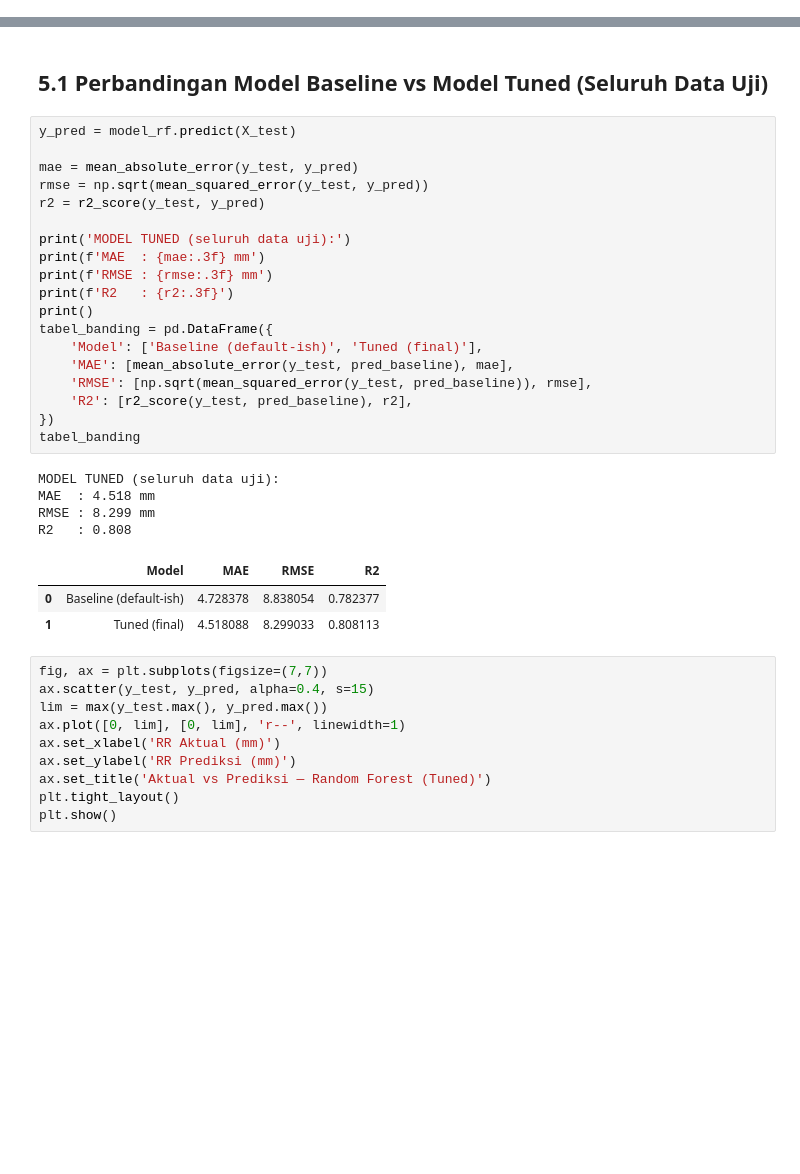
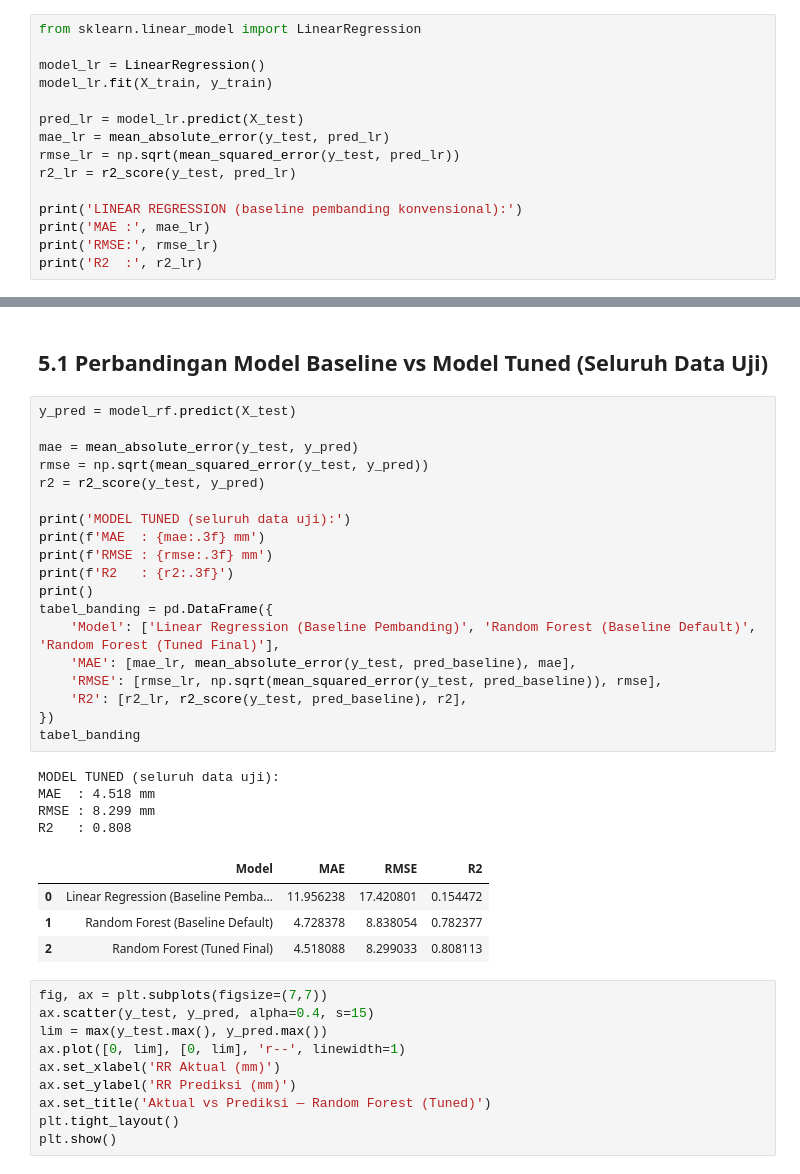
Before and after one commit to erstuu/prediksi-curah-hujan-random-forest, a Jupyter notebook: [1]_02_crisp_dm_prediksi_curah_hujan.ipynb, the cells around one changed output, grey strips where cells are left out. Drawn from its saved outputs; the diff is of its cells as text; blank space fills up the shorter version.

Commit message:
feat: add linear regression as a comparison model

```diff
--- a/[1]_02_crisp_dm_prediksi_curah_hujan.ipynb
+++ b/[1]_02_crisp_dm_prediksi_curah_hujan.ipynb
@@ -313,0 +318,15 @@ R2  : 0.7823769577763185
+# %%
+from sklearn.linear_model import LinearRegression
+
+model_lr = LinearRegression()
+model_lr.fit(X_train, y_train)
+
+pred_lr = model_lr.predict(X_test)
+mae_lr = mean_absolute_error(y_test, pred_lr)
+rmse_lr = np.sqrt(mean_squared_error(y_test, pred_lr))
+r2_lr = r2_score(y_test, pred_lr)
+
+print('LINEAR REGRESSION (baseline pembanding konvensional):')
+print('MAE :', mae_lr)
+print('RMSE:', rmse_lr)
+print('R2  :', r2_lr)
@@ -371,30 +395,31 @@ Model final dilatih dengan konfigurasi: {'n_estimators': 500, 'min_samples_split
 # %%
 y_pred = model_rf.predict(X_test)
 
 mae = mean_absolute_error(y_test, y_pred)
 rmse = np.sqrt(mean_squared_error(y_test, y_pred))
 r2 = r2_score(y_test, y_pred)
 
 print('MODEL TUNED (seluruh data uji):')
 print(f'MAE  : {mae:.3f} mm')
 print(f'RMSE : {rmse:.3f} mm')
 print(f'R2   : {r2:.3f}')
 print()
 tabel_banding = pd.DataFrame({
-    'Model': ['Baseline (default-ish)', 'Tuned (final)'],
-    'MAE': [mean_absolute_error(y_test, pred_baseline), mae],
-    'RMSE': [np.sqrt(mean_squared_error(y_test, pred_baseline)), rmse],
-    'R2': [r2_score(y_test, pred_baseline), r2],
+    'Model': ['Linear Regression (Baseline Pembanding)', 'Random Forest (Baseline Default)', 'Random Forest (Tuned Final)'],
+    'MAE': [mae_lr, mean_absolute_error(y_test, pred_baseline), mae],
+    'RMSE': [rmse_lr, np.sqrt(mean_squared_error(y_test, pred_baseline)), rmse],
+    'R2': [r2_lr, r2_score(y_test, pred_baseline), r2],
 })
 tabel_banding
 # %% [output]
 MODEL TUNED (seluruh data uji):
 MAE  : 4.518 mm
 RMSE : 8.299 mm
 R2   : 0.808
 |  | Model | MAE | RMSE | R2 |
-| 0 | Baseline (default-ish) | 4.728378 | 8.838054 | 0.782377 |
-| 1 | Tuned (final) | 4.518088 | 8.299033 | 0.808113 |
+| 0 | Linear Regression (Baseline Pemba... | 11.956238 | 17.420801 | 0.154472 |
+| 1 | Random Forest (Baseline Default) | 4.728378 | 8.838054 | 0.782377 |
+| 2 | Random Forest (Tuned Final) | 4.518088 | 8.299033 | 0.808113 |
 # %%
 fig, ax = plt.subplots(figsize=(7,7))
 ax.scatter(y_test, y_pred, alpha=0.4, s=15)
```
Also changed, not shown: parts of 2 cells of this notebook.
